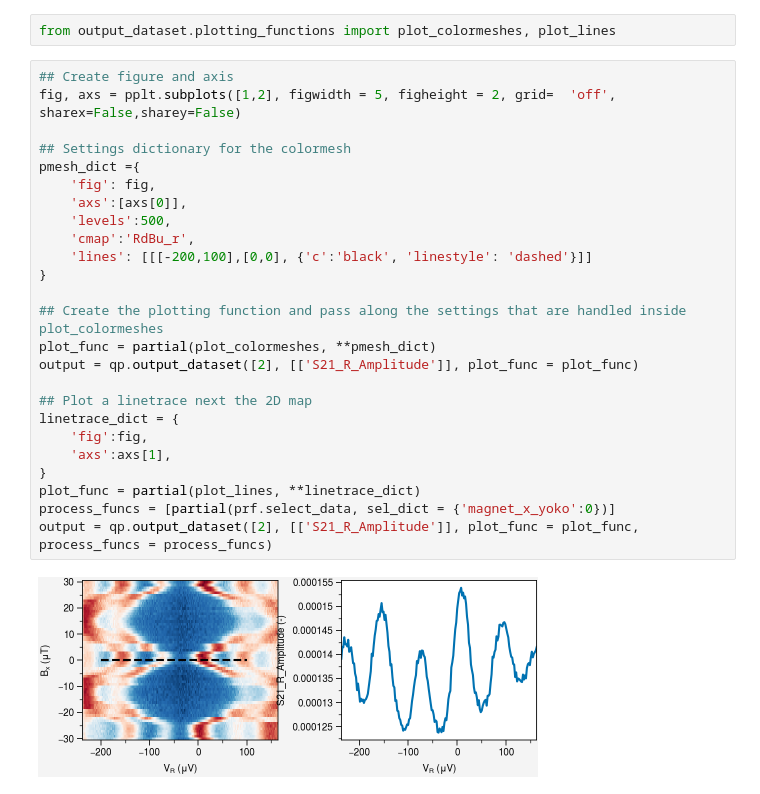
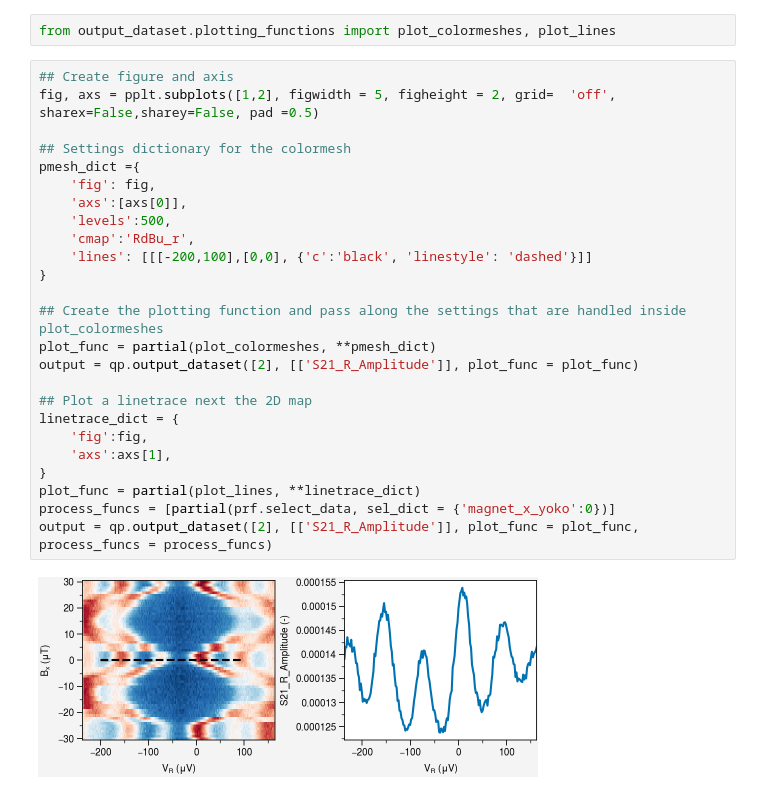
Before and after one commit to SebTenHaaf/DataOutput, a Jupyter notebook: tutorial.ipynb, the cells around one changed output. Cells and saved outputs as stored; diff of their text form.

Commit message:
Added small padding to auto_plot

```diff
--- a/tutorial.ipynb
+++ b/tutorial.ipynb
@@ -291,28 +278,28 @@ It gets as messy as you want in terms of passing arguments as such (the plot_fun
 from output_dataset.plotting_functions import plot_colormeshes, plot_lines
 # %%
 ## Create figure and axis
-fig, axs = pplt.subplots([1,2], figwidth = 5, figheight = 2, grid=  'off', sharex=False,sharey=False)
+fig, axs = pplt.subplots([1,2], figwidth = 5, figheight = 2, grid=  'off', sharex=False,sharey=False, pad =0.5)
 
 ## Settings dictionary for the colormesh
 pmesh_dict ={
     'fig': fig,
     'axs':[axs[0]],
     'levels':500,
     'cmap':'RdBu_r',
     'lines': [[[-200,100],[0,0], {'c':'black', 'linestyle': 'dashed'}]]
 }
 
 ## Create the plotting function and pass along the settings that are handled inside plot_colormeshes
 plot_func = partial(plot_colormeshes, **pmesh_dict)
 output = qp.output_dataset([2], [['S21_R_Amplitude']], plot_func = plot_func)
 
 ## Plot a linetrace next the 2D map
 linetrace_dict = {
     'fig':fig,
     'axs':axs[1],
 }
 plot_func = partial(plot_lines, **linetrace_dict)
 process_funcs = [partial(prf.select_data, sel_dict = {'magnet_x_yoko':0})]
 output = qp.output_dataset([2], [['S21_R_Amplitude']], plot_func = plot_func, process_funcs = process_funcs)
 # %% [output]
-[figure, old version]
+[figure, new version]
```
Also changed, not shown: parts of 12 cells of this notebook, 3 other files.
